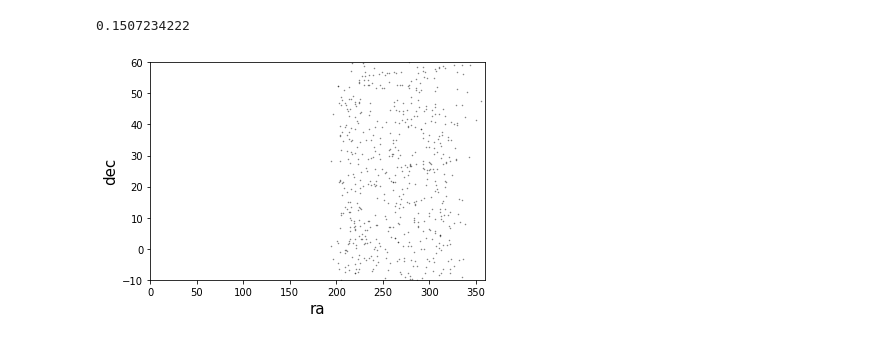
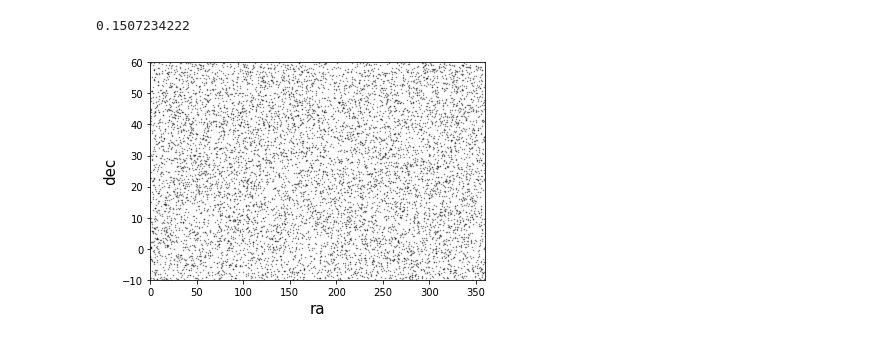
Before and after one commit to ht1an/simu_lamost, a Jupyter notebook: simu_lamost.ipynb, the cells around one changed output. Cells and saved outputs as stored; diff of their text form; code cells hidden in the pictures.

```diff
--- a/simu_lamost.ipynb
+++ b/simu_lamost.ipynb
@@ -25,15 +25,15 @@ pclass = data['PLATECLASS']
 # %%
 mmdd = obs_date % 10000
 dd = mmdd % 100
 mm = np.floor(mmdd/100)
 yyyy = np.floor(obs_date/10000)
-ind  = np.abs(mm-7)<1
+ind  = np.abs(mm-7)<10
 plt.plot(ra[ind],dec[ind],'ko',alpha=0.5,markersize=0.5)
 plt.xlabel('ra',fontsize=15)
 plt.ylabel("dec",fontsize=15)
 plt.axis([0,360,-10,60])
 print(np.min(ra))
 # print(len(pclass[pclass=="TDP"]),len(ra))
 # %% [output]
 0.1507234222
-[figure, old version]
+[figure, new version]
```
